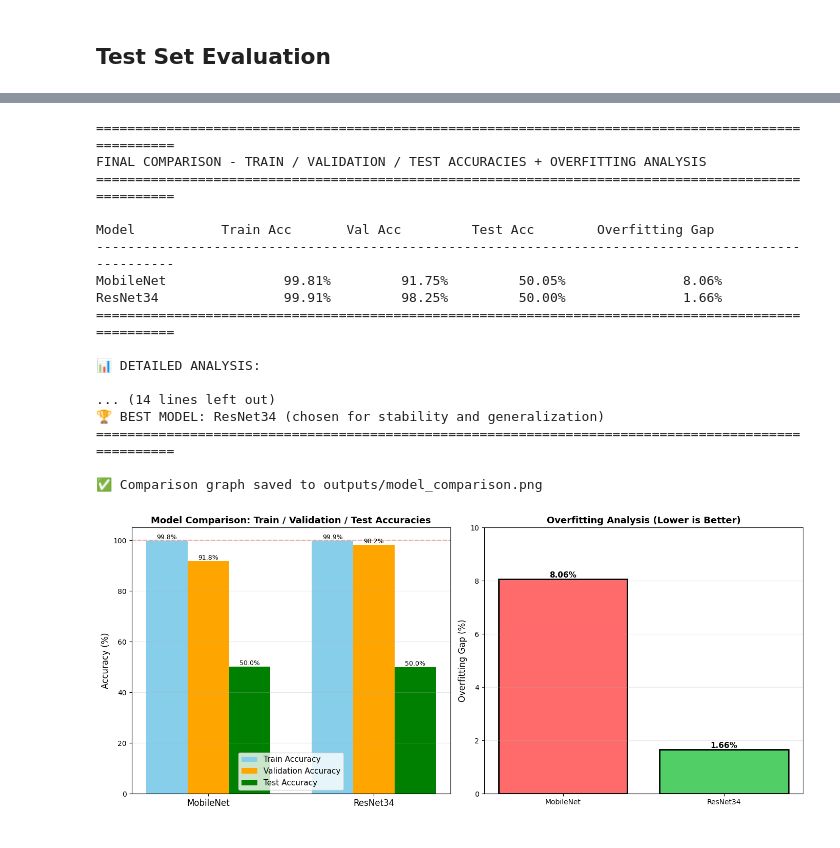
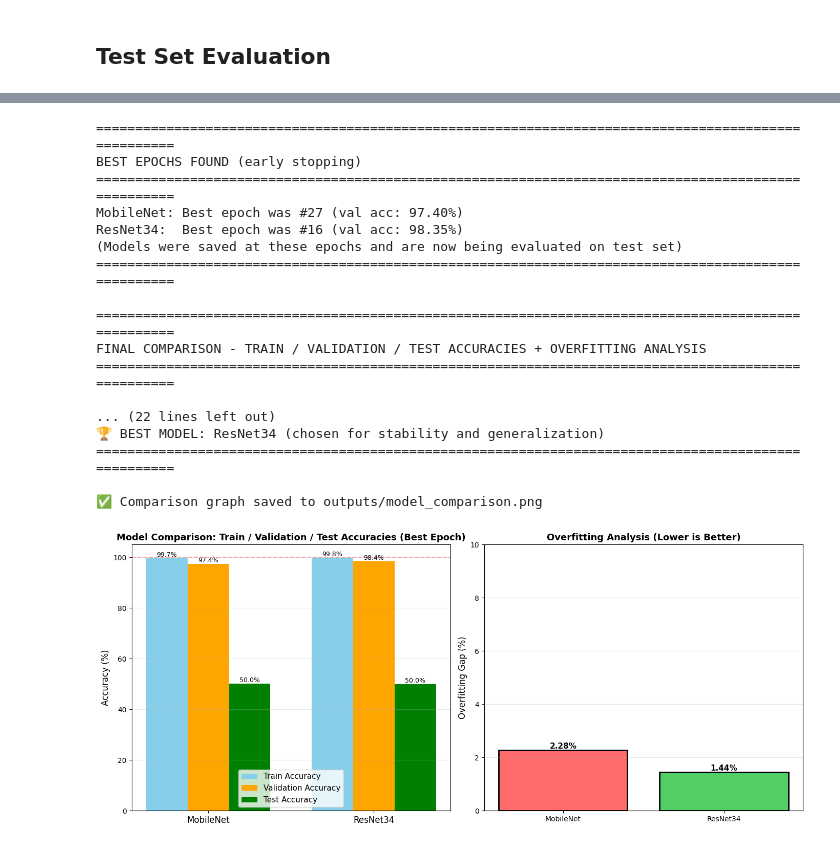
Before and after one commit to marioncalvo/IPEO_production, a Jupyter notebook: projet_choix_modèle.ipynb, the cells around one changed output, grey strips where cells are left out. Saved outputs shown, nothing was run; the diff lists cells and outputs as text; code cells hidden in the pictures.

Commit message:
Ajout du early stopping

```diff
--- a/projet_choix_modèle.ipynb
+++ b/projet_choix_modèle.ipynb
@@ -422,10 +477,23 @@ ResNet34  - Test Loss: 2.1637, Test Accuracy: 50.00%
 # %%
-# Récupérer les dernières accuracies de training/validation
-final_trainacc_mobilenet = stats_mobilenet[-1]["trainaccuracy"]
-final_valacc_mobilenet = stats_mobilenet[-1]["valaccuracy"]
+# ===== FIND BEST EPOCH (pas le dernier, mais le meilleur) =====
+# Trouver l'epoch avec la meilleure validation accuracy
+best_epoch_idx_mobilenet = np.argmax([stat["valaccuracy"] for stat in stats_mobilenet])
+best_epoch_idx_resnet = np.argmax([stat["valaccuracy"] for stat in stats_resnet])
 
-final_trainacc_resnet = stats_resnet[-1]["trainaccuracy"]
-final_valacc_resnet = stats_resnet[-1]["valaccuracy"]
+print("\n" + "="*100)
+print("BEST EPOCHS FOUND (early stopping)")
+print("="*100)
+print(f"MobileNet: Best epoch was #{best_epoch_idx_mobilenet+1} (val acc: {stats_mobilenet[best_epoch_idx_mobilenet]['valaccuracy']*100:.2f}%)")
+print(f"ResNet34:  Best epoch was #{best_epoch_idx_resnet+1} (val acc: {stats_resnet[best_epoch_idx_resnet]['valaccuracy']*100:.2f}%)")
+print(f"(Models were saved at these epochs and are now being evaluated on test set)")
+print("="*100)
+
+# Récupérer les accuracies du MEILLEUR epoch (pas du dernier)
+final_trainacc_mobilenet = stats_mobilenet[best_epoch_idx_mobilenet]["trainaccuracy"]
+final_valacc_mobilenet = stats_mobilenet[best_epoch_idx_mobilenet]["valaccuracy"]
+
+final_trainacc_resnet = stats_resnet[best_epoch_idx_resnet]["trainaccuracy"]
+final_valacc_resnet = stats_resnet[best_epoch_idx_resnet]["valaccuracy"]
 
 # Calculer l'overfitting gap (train - val)
 overfitting_gap_mobilenet = final_trainacc_mobilenet - final_valacc_mobilenet
@@ -480,7 +548,7 @@ bars2 = ax1.bar(x, val_accs, width, label='Validation Accuracy', color='orange')
 bars3 = ax1.bar(x + width, test_accs, width, label='Test Accuracy', color='green')
 
 ax1.set_ylabel('Accuracy (%)', fontsize=12)
-ax1.set_title('Model Comparison: Train / Validation / Test Accuracies', fontsize=13, fontweight='bold')
+ax1.set_title('Model Comparison: Train / Validation / Test Accuracies (Best Epoch)', fontsize=13, fontweight='bold')
 ax1.set_xticks(x)
 ax1.set_xticklabels(models, fontsize=12)
 ax1.legend(fontsize=11)
@@ -500,40 +568,40 @@ for bars in [bars1, bars2, bars3]:
 ax2 = axes[1]
 gaps = [overfitting_gap_mobilenet*100, overfitting_gap_resnet*100]
 colors_gap = ['#FF6B6B', '#51CF66']  # Red for high overfitting, green for low
 
 bars = ax2.bar(models, gaps, color=colors_gap, edgecolor='black', linewidth=2)
 ax2.set_ylabel('Overfitting Gap (%)', fontsize=12)
 ax2.set_title('Overfitting Analysis (Lower is Better)', fontsize=13, fontweight='bold')
 ax2.set_ylim([0, 10])
 ax2.grid(axis='y', alpha=0.3)
 
 # Add values on bars
 for bar, gap in zip(bars, gaps):
     height = bar.get_height()
     ax2.text(bar.get_x() + bar.get_width()/2., height,
             f'{gap:.2f}%',
             ha='center', va='bottom', fontsize=11, fontweight='bold')
 
 plt.tight_layout()
 plt.savefig("outputs/model_comparison.png", dpi=150, bbox_inches='tight')
 print("\n✅ Comparison graph saved to outputs/model_comparison.png")
 plt.show()
 # %% [output]
+====================================================================================================
+BEST EPOCHS FOUND (early stopping)
+====================================================================================================
+MobileNet: Best epoch was #27 (val acc: 97.40%)
+ResNet34:  Best epoch was #16 (val acc: 98.35%)
+(Models were saved at these epochs and are now being evaluated on test set)
+====================================================================================================
+
 ====================================================================================================
 FINAL COMPARISON - TRAIN / VALIDATION / TEST ACCURACIES + OVERFITTING ANALYSIS
 ====================================================================================================
 
-Model           Train Acc       Val Acc         Test Acc        Overfitting Gap
-----------------------------------------------------------------------------------------------------
-MobileNet               99.81%         91.75%         50.05%               8.06%
-ResNet34                99.91%         98.25%         50.00%               1.66%
-====================================================================================================
-
-📊 DETAILED ANALYSIS:
-
-... (14 lines left out)
+... (22 lines left out)
 🏆 BEST MODEL: ResNet34 (chosen for stability and generalization)
 ====================================================================================================
 
 ✅ Comparison graph saved to outputs/model_comparison.png
-[figure, old version]
+[figure, new version]
```
Also changed, not shown: parts of 4 cells of this notebook, 1 other file.
